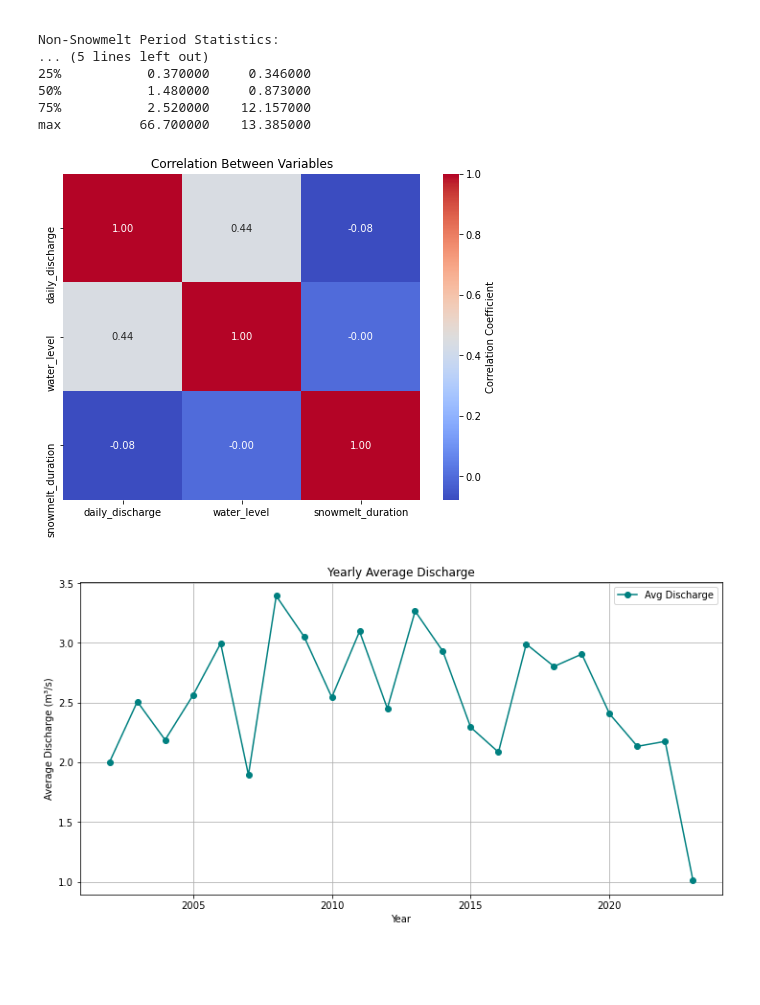
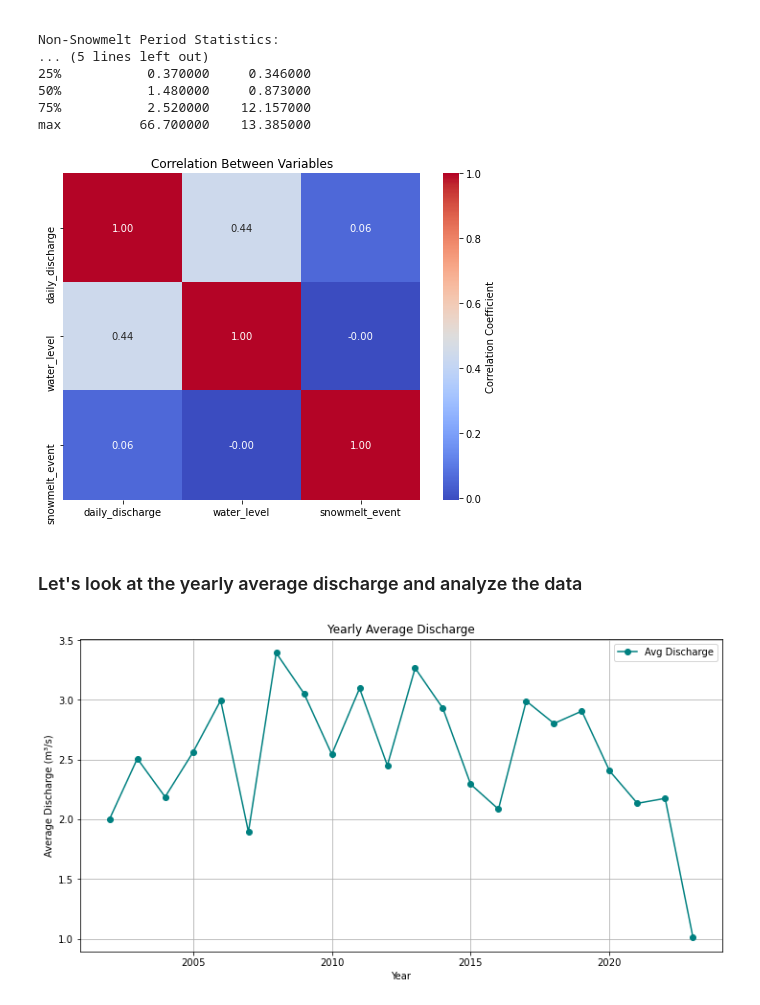
Before and after one commit to Lyimo-The-Destroyer/Papas-Piazzeria, a Jupyter notebook: Code Material/Flow data analysis.ipynb, the cells around one changed output. Saved outputs shown, nothing was run; the diff lists cells and outputs as text; code cells hidden in the pictures; blank space fills up the shorter version.

```diff
--- a/Code Material/Flow data analysis.ipynb
+++ b/Code Material/Flow data analysis.ipynb
@@ -162,20 +170,18 @@ plt.show()
 # %%
-# Create a 'Year-Month' column for grouping
-flow_data_merged["YearMonth"] = flow_data_merged["Date"].dt.to_period("M")
+# Create a new column for Year-Month
+flow_data_merged["YearMonth"] = flow_data_merged["Date"].dt.to_period("M").dt.to_timestamp()
 
-# Compute monthly averages
-monthly_avg = flow_data_merged.groupby("YearMonth")["water_level"].mean().reset_index()
+# Group by Year-Month and calculate average water level
+monthly_water_level = flow_data_merged.groupby("YearMonth")["water_level"].mean().reset_index()
 
-# Convert 'YearMonth' back to a datetime format for plotting
-monthly_avg["YearMonth"] = monthly_avg["YearMonth"].dt.to_timestamp()
-
-# Plot the monthly average
+# Plot the monthly average water level
 plt.figure(figsize=(12, 6))
-plt.plot(monthly_avg["YearMonth"], monthly_avg["water_level"], color="blue", label="Monthly Average Water Level")
+plt.plot(monthly_water_level["YearMonth"], monthly_water_level["water_level"], color="green", label="Average Water Level")
 plt.xlabel("Date")
-plt.ylabel("Average Water Level (m)")
-plt.title("Monthly Average Water Level")
+plt.ylabel("Water Level (m)")
+plt.title("Average Monthly Water Level Over Time")
 plt.grid(True)
 plt.legend()
+plt.tight_layout()
 plt.show()
 # %% [output]
@@ -193,14 +188,0 @@ plt.show()
-# %%
-# Extract year for grouping
-flow_data_merged["Year"] = flow_data_merged["Date"].dt.year
-
-# Boxplot by year
-plt.figure(figsize=(12, 6))
-flow_data_merged.boxplot(column="daily_discharge", by="Year", grid=False)
-plt.title("Yearly Distribution of Daily Discharge")
-plt.suptitle("")
-plt.xlabel("Year")
-plt.ylabel("Daily Discharge (m³/s)")
-plt.xticks(rotation=45)
-plt.grid(True)
-plt.show()
@@ -269,18 +265,20 @@ Non-Snowmelt Period Statistics:
 max          66.700000    13.385000
 # %%
 # Select relevant columns for correlation
-correlation_data = flow_data_merged[["daily_discharge", "water_level", "snowmelt_duration"]].dropna()
+correlation_data = flow_data_merged[["daily_discharge", "water_level", "snowmelt_event"]].dropna()
 
 # Compute correlation
 correlation_matrix = correlation_data.corr()
 
 # Plot heatmap
 plt.figure(figsize=(8, 6))
 sns.heatmap(correlation_matrix, annot=True, cmap="coolwarm", fmt=".2f", cbar_kws={"label": "Correlation Coefficient"})
 plt.title("Correlation Between Variables")
 plt.show()
 # %% [output]
-[figure, old version]
+[figure, new version]
+# %% [markdown]
+### Let's look at the yearly average discharge and analyze the data
 # %%
 # Aggregate by year
 yearly_discharge = flow_data_merged.groupby(flow_data_merged["Date"].dt.year)["daily_discharge"].mean().reset_index()
```
Also changed, not shown: parts of 19 cells of this notebook.
